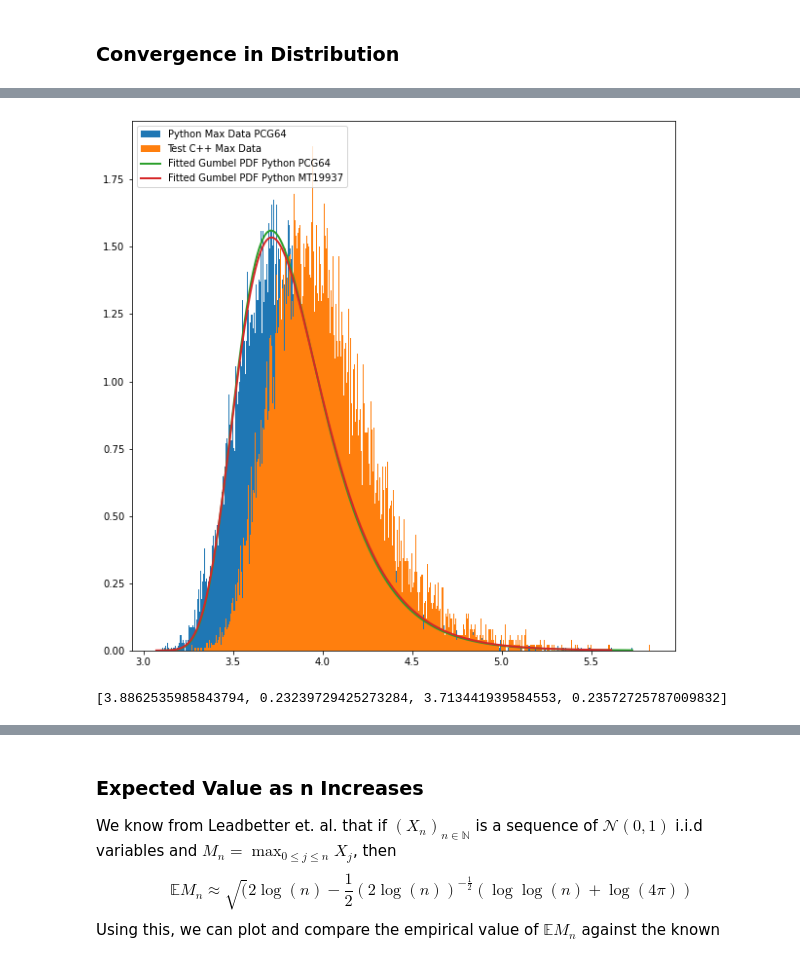
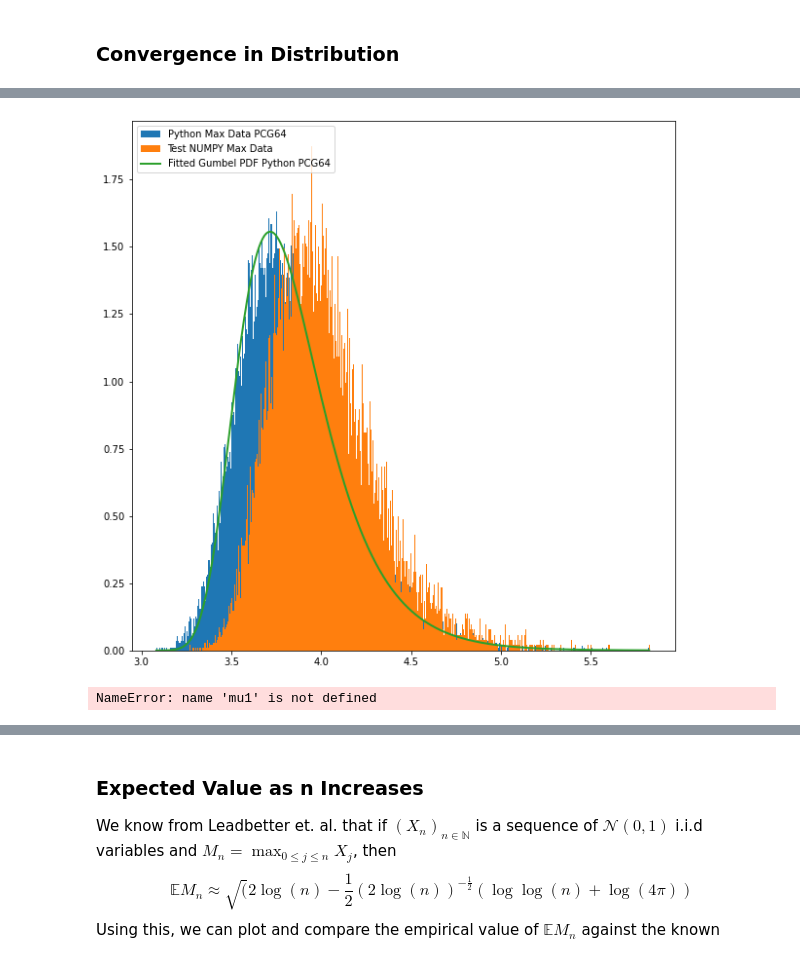
Before and after one commit to connormarrs/FGF-manifold-simulator, a Jupyter notebook: validation-tests.ipynb, the cells around one changed output, grey strips where cells are left out. Drawn from its saved outputs; the diff is of its cells as text; code cells hidden in the pictures.

```diff
--- a/validation-tests.ipynb
+++ b/validation-tests.ipynb
@@ -30,12 +30,12 @@ data = pd.read_csv(File, names=colnames)
 MaxData = np.array(list(data['max']))
 # M = data['exp'][0]
 # %%
-TestFile = r"/Users/connormarrs/Math/FGF-manifold-simulator/Data/MaxDist/random_number_test_data.csv"
+TestFile = r"/Users/connormarrs/Math/FGF-manifold-simulator/Data/MaxDist/python_random_number_data_n10000_trials20000.csv"
 
 colnames=['max', 'exp']
 test_data = pd.read_csv(TestFile, names=colnames)
 
-Test_CPP_MaxData = np.array(list(data['max']))
+Test_NUMPY_MaxData = np.array(list(data['max']))
 # %% [markdown]
 ### Regression
 # %%
@@ -122,44 +115,44 @@ ax1 = plt.subplot(111)
 
 # ax1.plot(X, pdf(X), label="PDF of Gumbel Distribution")
 
 (counts1, bins1) = np.histogram(MaxData, bins=500)
 (counts2, bins2) = np.histogram(ControlMaxData_PCG64, bins=500)
-(counts3, bins3) = np.histogram(ControlMaxData_MT19937, bins=500)
-(counts4, bins4) = np.histogram(Test_CPP_MaxData, bins=500)
+# (counts3, bins3) = np.histogram(ControlMaxData_MT19937, bins=500)
+(counts4, bins4) = np.histogram(Test_NUMPY_MaxData, bins=500)
 plt.hist(bins2[:-1], bins2, weights=counts2, density=True, label="Python Max Data PCG64")
 # plt.hist(bins3[:-1], bins3, weights=counts3, density=True, label="Python Max Data MT19937")
 # plt.hist(bins1[:-1], bins1, weights=counts1, density=True, label="C++ Max Data")
-plt.hist(bins4[:-1], bins4, weights=counts4, density=True, label="Test C++ Max Data")
+plt.hist(bins4[:-1], bins4, weights=counts4, density=True, label="Test NUMPY Max Data")
 
-(counts5, bins5) = np.histogram(ControlMaxData_MT19937_Naive, bins=500)
+# (counts5, bins5) = np.histogram(ControlMaxData_MT19937_Naive, bins=500)
 # plt.hist(bins5[:-1], bins5, weights=counts5, density=True, label="Python Max Data MT19937 Naive")
 
 
 # beta1 = np.std(MaxData) * np.sqrt(6) / np.pi
 # mu1 = np.mean(MaxData) - 0.57721*beta1
 # plt.plot(bins1, (1/beta1)*np.exp(-(bins1 - mu1)/beta1)
 #          * np.exp(-np.exp(-(bins1 - mu1)/beta1)),
 #          linewidth=2, label="Fitted Gumbel PDF C++")
 
 beta2 = np.std(ControlMaxData_PCG64) * np.sqrt(6) / np.pi
 mu2 = np.mean(ControlMaxData_PCG64) - 0.57721*beta2
 plt.plot(bins2, (1/beta2)*np.exp(-(bins2 - mu2)/beta2)
          * np.exp(-np.exp(-(bins2 - mu2)/beta2)),
          linewidth=2, label="Fitted Gumbel PDF Python PCG64")
 
-beta3 = np.std(ControlMaxData_MT19937) * np.sqrt(6) / np.pi
-mu3 = np.mean(ControlMaxData_MT19937) - 0.57721*beta3
-plt.plot(bins3, (1/beta3)*np.exp(-(bins3 - mu3)/beta3)
-         * np.exp(-np.exp(-(bins3 - mu3)/beta3)),
-         linewidth=2, label="Fitted Gumbel PDF Python MT19937")
+# beta3 = np.std(ControlMaxData_MT19937) * np.sqrt(6) / np.pi
+# mu3 = np.mean(ControlMaxData_MT19937) - 0.57721*beta3
+# plt.plot(bins3, (1/beta3)*np.exp(-(bins3 - mu3)/beta3)
+#          * np.exp(-np.exp(-(bins3 - mu3)/beta3)),
+#          linewidth=2, label="Fitted Gumbel PDF Python MT19937")
 
 plt.legend(loc="upper left")
 plt.show()
 
 print([mu1, beta1, mu2, beta2])
 # %% [output]
-[figure, old version]
+[figure, new version]
-[3.8862535985843794, 0.23239729425273284, 3.713441939584553, 0.23572725787009832]
+NameError: name 'mu1' is not defined
 # %%
 fig = plt.figure(figsize =(10,10))
 ax1 = plt.subplot(111)
```
Also changed, not shown: parts of 3 cells of this notebook, 2 other files.
